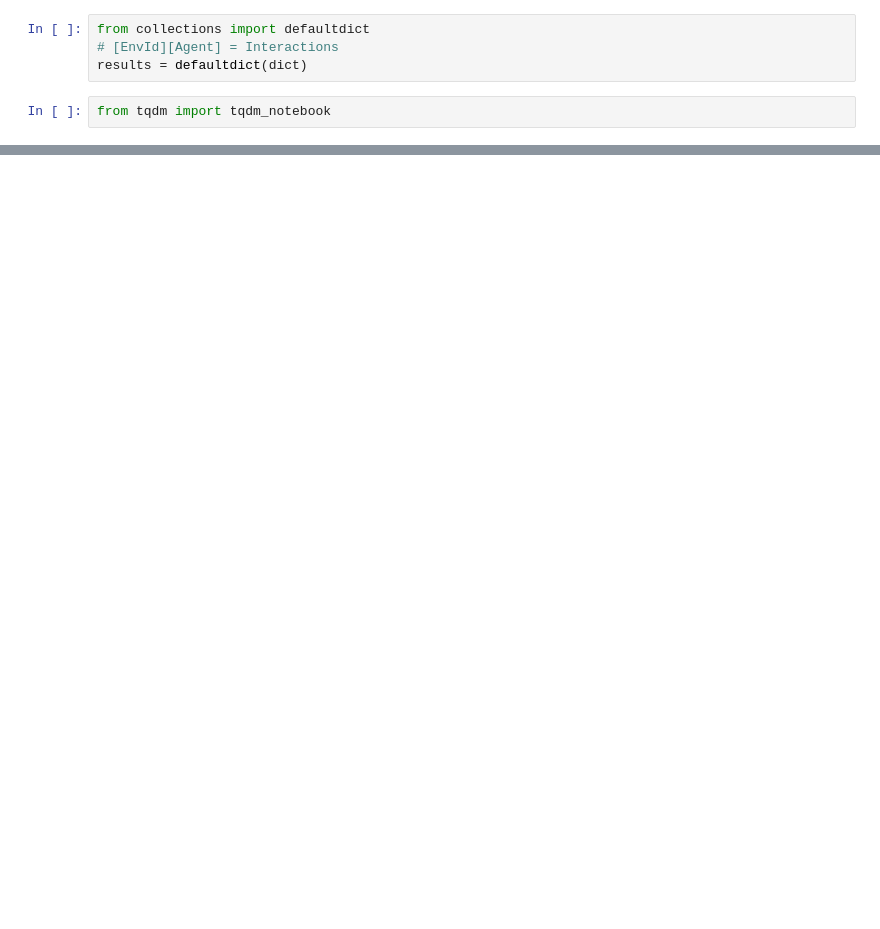
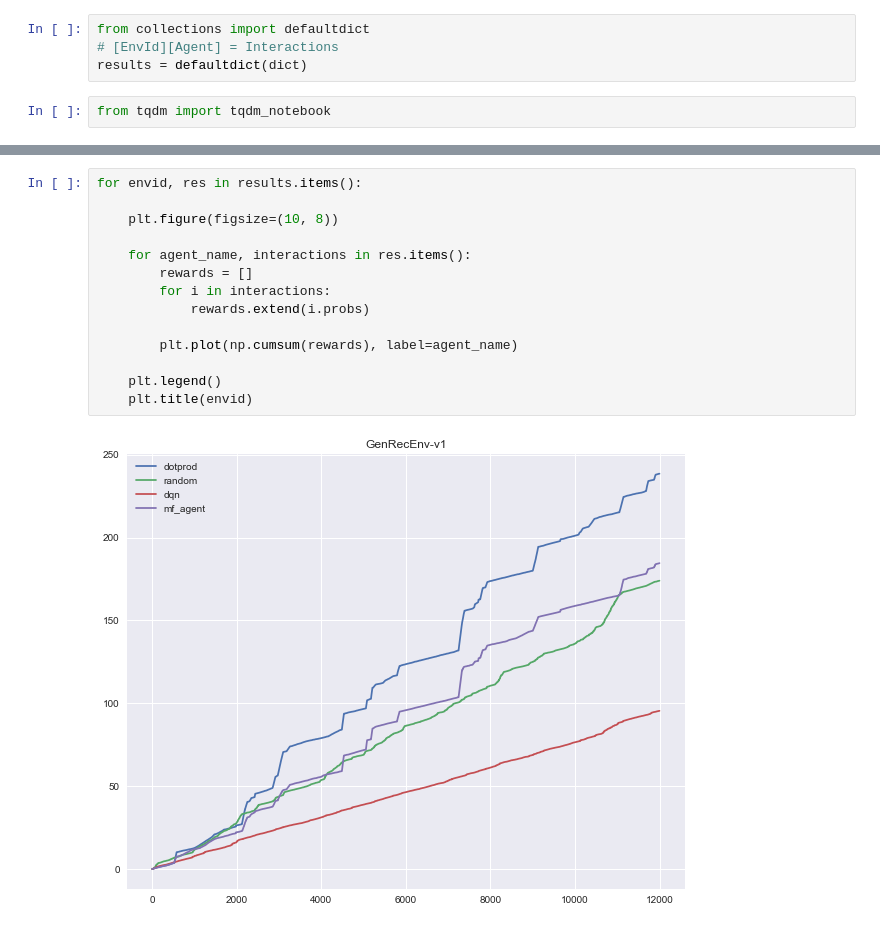
Before and after one commit to Dorozhko-Anton/rec_gym, a Jupyter notebook: 14-GenRecEnv.ipynb, the cells around one changed output, grey strips where cells are left out. Drawn from its saved outputs; the diff is of its cells as text; blank space fills up the shorter version.

```diff
--- a/14-GenRecEnv.ipynb
+++ b/14-GenRecEnv.ipynb
@@ -174,0 +179,16 @@ for envid, res in results.items():
+# %%
+for envid, res in results.items():
+
+    plt.figure(figsize=(10, 8))
+
+    for agent_name, interactions in res.items():
+        rewards = []
+        for i in interactions:
+            rewards.extend(i.probs)
+
+        plt.plot(np.cumsum(rewards), label=agent_name)
+
+    plt.legend()
+    plt.title(envid)
+# %% [output]
+[figure, added]
```
Also changed, not shown: parts of 5 cells of this notebook, 8 other files.
